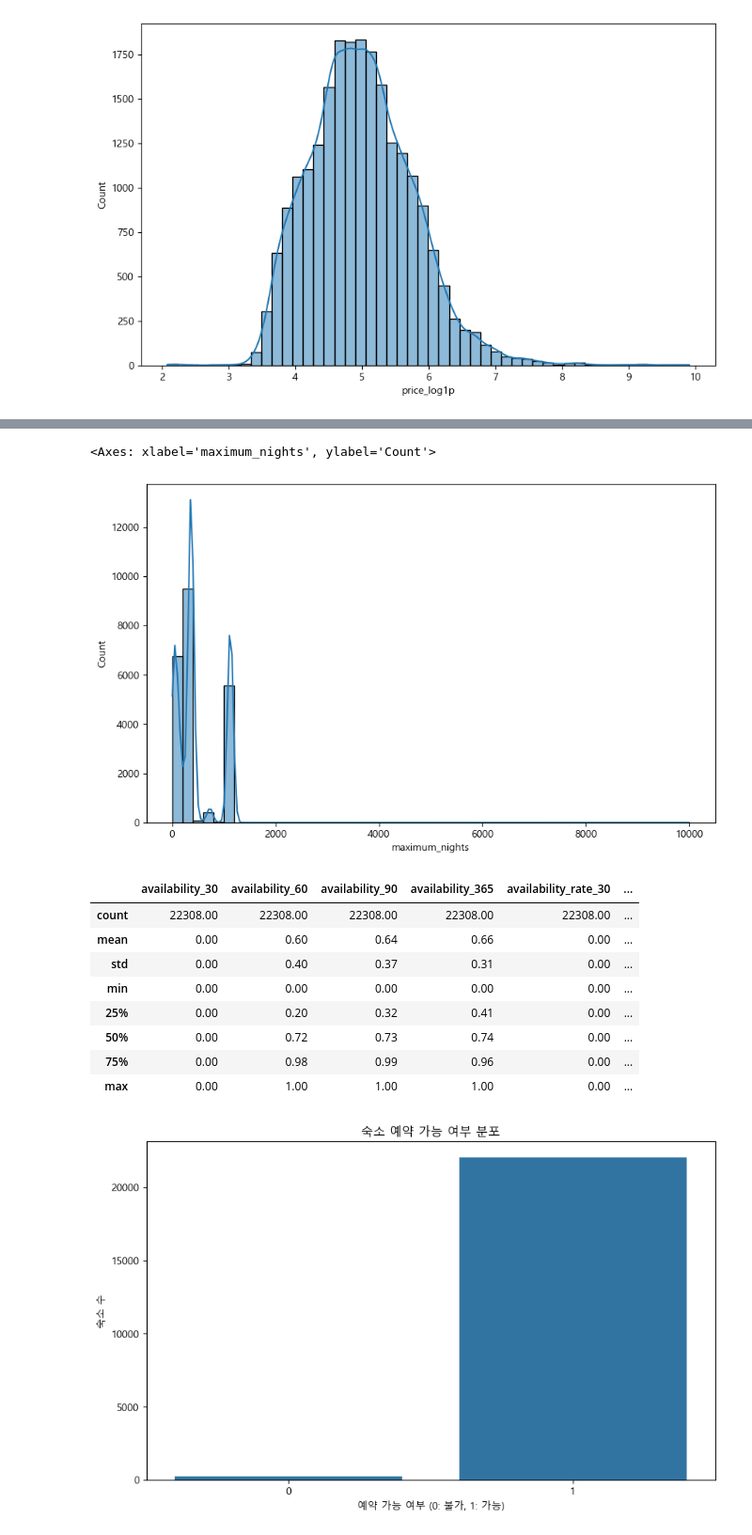
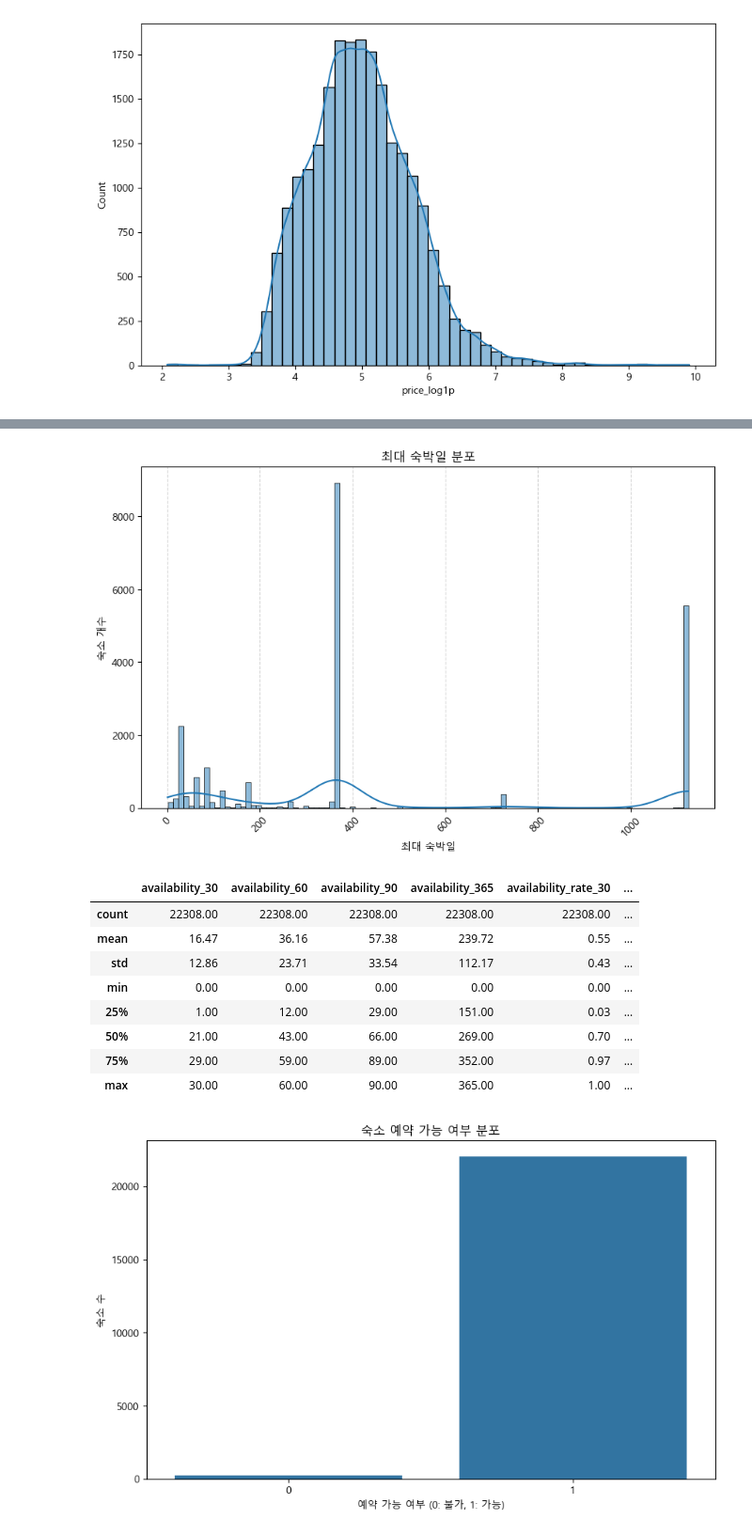
Before and after one commit to motimit/second_project, a Jupyter notebook: Chanhui_EDA/price_eda_1.ipynb, the cells around one changed output, grey strips where cells are left out. Shown at 94% size. Saved outputs shown, nothing was run; the diff lists cells and outputs as text; code cells hidden in the pictures.

```diff
--- a/Chanhui_EDA/price_eda_1.ipynb
+++ b/Chanhui_EDA/price_eda_1.ipynb
@@ -244,0 +262,18 @@ dtype: object
+# %%
+cap_list = {
+    'minimum_nights': 365,
+    'maximum_nights': 1125,
+    'minimum_minimum_nights': 365,
+    'maximum_minimum_nights': 365,
+    'minimum_maximum_nights': 1125,
+    'maximum_maximum_nights': 1125,
+    'minimum_nights_avg_ntm': 365,
+    'maximum_nights_avg_ntm': 1125
+}
+
+for col, cap in cap_list.items():
+    df[col] = df[col].clip(upper=cap)
+# Airbnb 데이터에서 최대값이 10,000~2,147,483,647까지 나오는 경우 존재
+#      → 현실적으로 3년 이상 예약은 거의 없으므로 상한값 설정
+#  기준 - 최소값 관련 컬럼: 365일
+#  기준 - 최대값 관련 컬럼: 1125일 (약 3년)
@@ -276,10 +329,15 @@ sns.histplot(df['minimum_nights'], bins=50, kde=True)
 # %%
 #maximum_nights
 plt.figure(figsize=(10, 6))
-sns.histplot(df['maximum_nights'], bins=50, kde=True)
+sns.histplot(df['maximum_nights'], bins=100, kde=True)
+plt.xlabel('최대 숙박일')
+plt.ylabel('숙소 개수')
+plt.title('최대 숙박일 분포')
+plt.xticks(rotation=45)  # x축 숫자가 겹치지 않도록 회전
+plt.grid(axis='x', linestyle='--', alpha=0.5)  # 눈금 확인용 가이드라인
+plt.show()
 # %% [output]
-<Axes: xlabel='maximum_nights', ylabel='Count'>
-[figure, old version]
+[figure, new version]
 # %%
 df['availability_rate_30'] = (df['availability_30'] / 30)  #30일 기준으로 예약 가능 일수를 비율로 계산 -> 0~1 사이 값으로 반환
 df['availability_rate_60'] = (df['availability_60'] / 60)
@@ -291,13 +349,13 @@ df[['availability_30','availability_60','availability_90','availability_365',
 # %% [output]
 |  | availability_30 | availability_60 | availability_90 | availability_365 | availability_rate_30 | ... |
 | count | 22308.00 | 22308.00 | 22308.00 | 22308.00 | 22308.00 | ... |
-| mean | 0.00 | 0.60 | 0.64 | 0.66 | 0.00 | ... |
-| std | 0.00 | 0.40 | 0.37 | 0.31 | 0.00 | ... |
+| mean | 16.47 | 36.16 | 57.38 | 239.72 | 0.55 | ... |
+| std | 12.86 | 23.71 | 33.54 | 112.17 | 0.43 | ... |
 | min | 0.00 | 0.00 | 0.00 | 0.00 | 0.00 | ... |
-| 25% | 0.00 | 0.20 | 0.32 | 0.41 | 0.00 | ... |
-| 50% | 0.00 | 0.72 | 0.73 | 0.74 | 0.00 | ... |
-| 75% | 0.00 | 0.98 | 0.99 | 0.96 | 0.00 | ... |
-| max | 0.00 | 1.00 | 1.00 | 1.00 | 0.00 | ... |
+| 25% | 1.00 | 12.00 | 29.00 | 151.00 | 0.03 | ... |
+| 50% | 21.00 | 43.00 | 66.00 | 269.00 | 0.70 | ... |
+| 75% | 29.00 | 59.00 | 89.00 | 352.00 | 0.97 | ... |
+| max | 30.00 | 60.00 | 90.00 | 365.00 | 1.00 | ... |
 # %%
 plt.figure(figsize=(10, 6))
 sns.countplot(x='has_availability', data=df)
```
Also changed, not shown: parts of 5 cells of this notebook, 2 other files.
